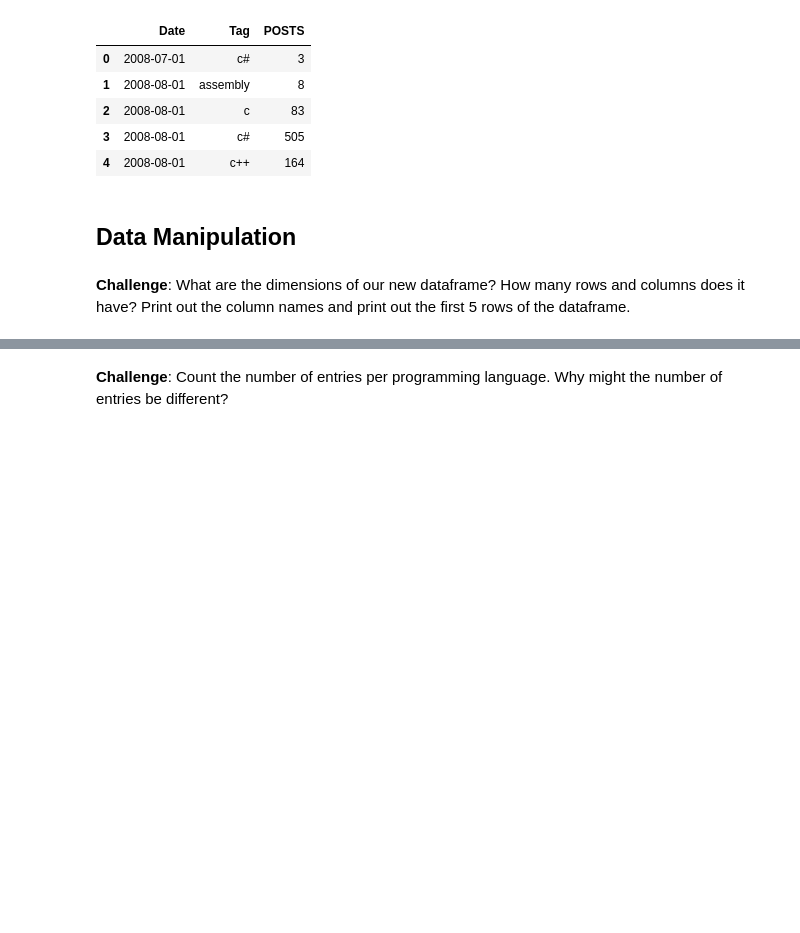
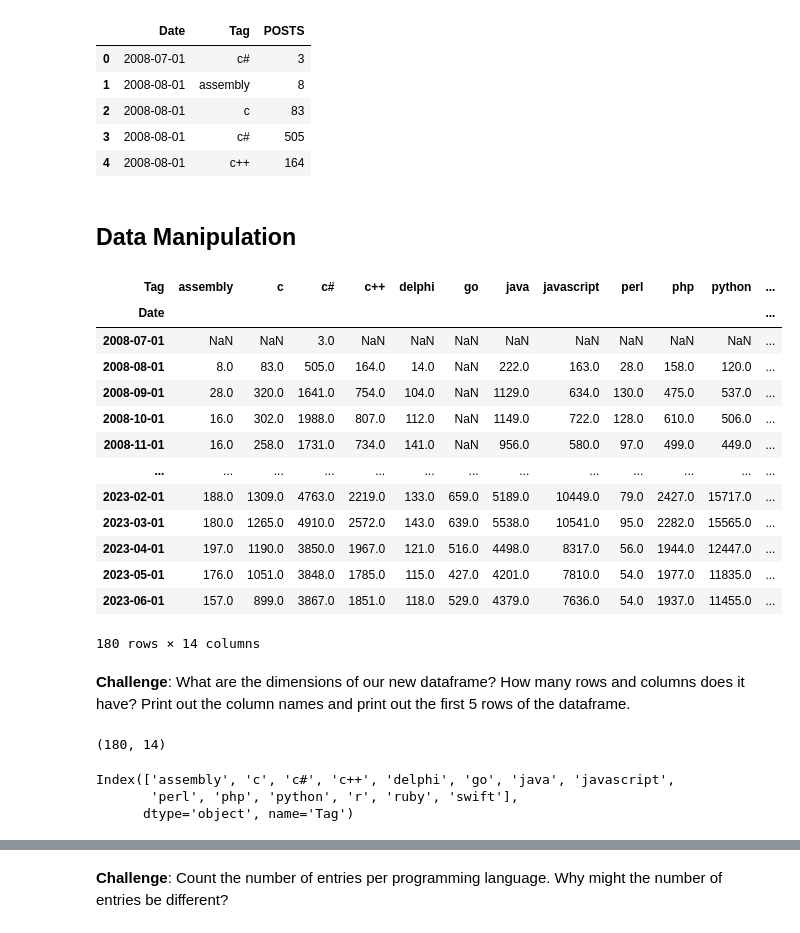
Before and after one commit to Xor01/Most-popular-programming-language, a Jupyter notebook: Programming_Languages.ipynb, the cells around one changed output, grey strips where cells are left out. Saved outputs shown, nothing was run; the diff lists cells and outputs as text; code cells hidden in the pictures; blank space fills up the shorter version.

Commit message:
create a pivot df as each language is a column and date as index

```diff
--- a/Programming_Languages.ipynb
+++ b/Programming_Languages.ipynb
@@ -125,5 +125,33 @@ df.head()
 | 4 | 2008-08-01 | c++ | 164 |
 # %% [markdown]
 ## Data Manipulation
+# %%
+pv_df = df.pivot(index='Date', columns='Tag', values='POSTS')
+pv_df.sort_values('Date')
+# %% [output]
+| Tag | assembly | c | c# | c++ | delphi | go | java | javascript | perl | php | python | ... |
+| Date |  |  |  |  |  |  |  |  |  |  |  | ... |
+| 2008-07-01 | NaN | NaN | 3.0 | NaN | NaN | NaN | NaN | NaN | NaN | NaN | NaN | ... |
+| 2008-08-01 | 8.0 | 83.0 | 505.0 | 164.0 | 14.0 | NaN | 222.0 | 163.0 | 28.0 | 158.0 | 120.0 | ... |
+| 2008-09-01 | 28.0 | 320.0 | 1641.0 | 754.0 | 104.0 | NaN | 1129.0 | 634.0 | 130.0 | 475.0 | 537.0 | ... |
+| 2008-10-01 | 16.0 | 302.0 | 1988.0 | 807.0 | 112.0 | NaN | 1149.0 | 722.0 | 128.0 | 610.0 | 506.0 | ... |
+| 2008-11-01 | 16.0 | 258.0 | 1731.0 | 734.0 | 141.0 | NaN | 956.0 | 580.0 | 97.0 | 499.0 | 449.0 | ... |
+| ... | ... | ... | ... | ... | ... | ... | ... | ... | ... | ... | ... | ... |
+| 2023-02-01 | 188.0 | 1309.0 | 4763.0 | 2219.0 | 133.0 | 659.0 | 5189.0 | 10449.0 | 79.0 | 2427.0 | 15717.0 | ... |
+| 2023-03-01 | 180.0 | 1265.0 | 4910.0 | 2572.0 | 143.0 | 639.0 | 5538.0 | 10541.0 | 95.0 | 2282.0 | 15565.0 | ... |
+| 2023-04-01 | 197.0 | 1190.0 | 3850.0 | 1967.0 | 121.0 | 516.0 | 4498.0 | 8317.0 | 56.0 | 1944.0 | 12447.0 | ... |
+| 2023-05-01 | 176.0 | 1051.0 | 3848.0 | 1785.0 | 115.0 | 427.0 | 4201.0 | 7810.0 | 54.0 | 1977.0 | 11835.0 | ... |
+| 2023-06-01 | 157.0 | 899.0 | 3867.0 | 1851.0 | 118.0 | 529.0 | 4379.0 | 7636.0 | 54.0 | 1937.0 | 11455.0 | ... |
+180 rows × 14 columns
 # %% [markdown]
 **Challenge**: What are the dimensions of our new dataframe? How many rows and columns does it have? Print out the column names and print out the first 5 rows of the dataframe.
+# %%
+pv_df.shape
+# %% [output]
+(180, 14)
+# %%
+pv_df.columns
+# %% [output]
+Index(['assembly', 'c', 'c#', 'c++', 'delphi', 'go', 'java', 'javascript',
+       'perl', 'php', 'python', 'r', 'ruby', 'swift'],
+      dtype='object', name='Tag')
```
Also changed, not shown: parts of 1 cell of this notebook.
